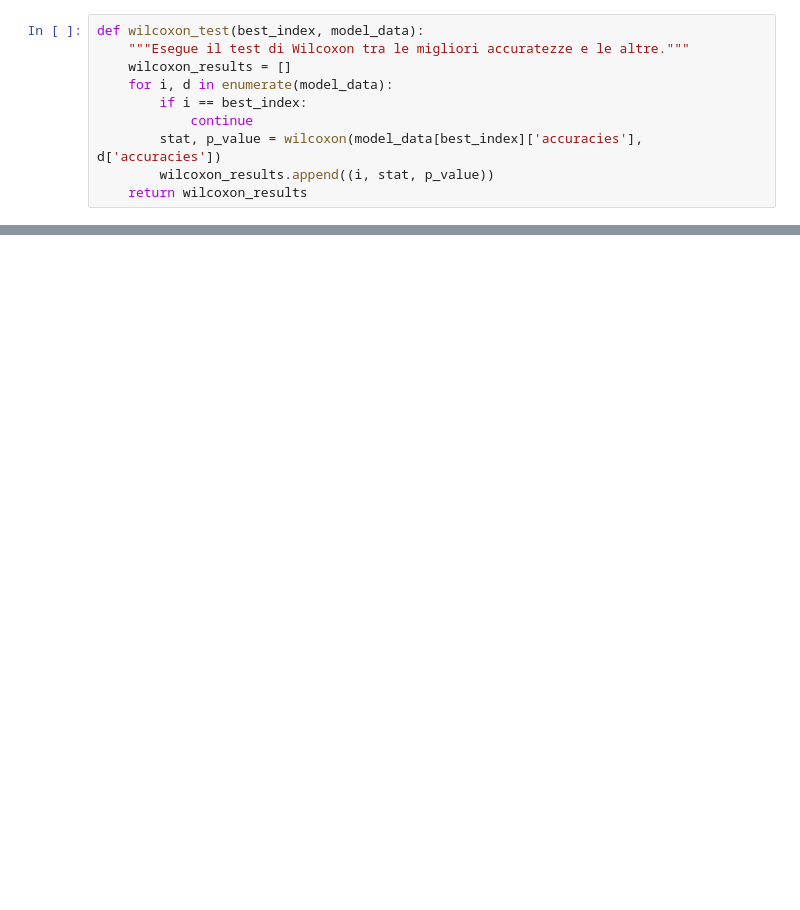
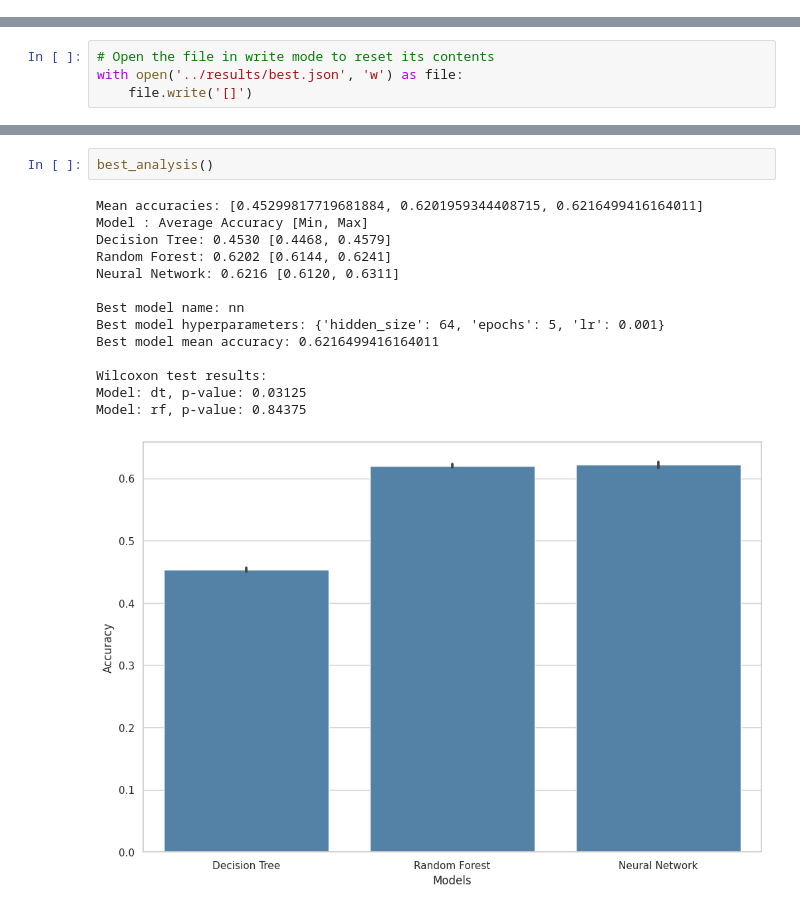
Before and after one commit to paolpal/vinum-analytica, a Jupyter notebook: notebooks/07_results_analysis.ipynb, the cells around one changed output, grey strips where cells are left out. Cells and saved outputs as stored; diff of their text form; blank space fills up the shorter version.

```diff
--- a/notebooks/07_results_analysis.ipynb
+++ b/notebooks/07_results_analysis.ipynb
@@ -8,12 +9,2 @@ import os
 from vinum_analytica.visualization.plots import Plotter # type: ignore
-# %%
-def wilcoxon_test(best_index, model_data):
-    """Esegue il test di Wilcoxon tra le migliori accuratezze e le altre."""
-    wilcoxon_results = []
-    for i, d in enumerate(model_data):
-        if i == best_index:
-            continue
-        stat, p_value = wilcoxon(model_data[best_index]['accuracies'], d['accuracies'])
-        wilcoxon_results.append((i, stat, p_value))
-    return wilcoxon_results
 # %%
@@ -77,4 +69,8 @@ def main(json_file, title):
         print(f"Error decoding JSON file: {json_file}")
     except Exception as e:
         print(f"An error occurred: {e}")
+# %%
+# Open the file in write mode to reset its contents
+with open('../results/best.json', 'w') as file:
+    file.write('[]')
 # %%
@@ -171,3 +182,20 @@ def best_of_best(json_file, title):
         print(f"Error decoding JSON file: {json_file}")
     except Exception as e:
         print(f"An error occurred: {e}")
+# %%
+best_analysis()
+# %% [output]
+Mean accuracies: [0.45299817719681884, 0.6201959344408715, 0.6216499416164011]
+Model : Average Accuracy [Min, Max]
+Decision Tree: 0.4530 [0.4468, 0.4579]
+Random Forest: 0.6202 [0.6144, 0.6241]
+Neural Network: 0.6216 [0.6120, 0.6311]
+
+Best model name: nn
+Best model hyperparameters: {'hidden_size': 64, 'epochs': 5, 'lr': 0.001}
+Best model mean accuracy: 0.6216499416164011
+
+Wilcoxon test results:
+Model: dt, p-value: 0.03125
+Model: rf, p-value: 0.84375
+[figure, added]
```
Also changed, not shown: parts of 7 cells of this notebook, 18 other files.
